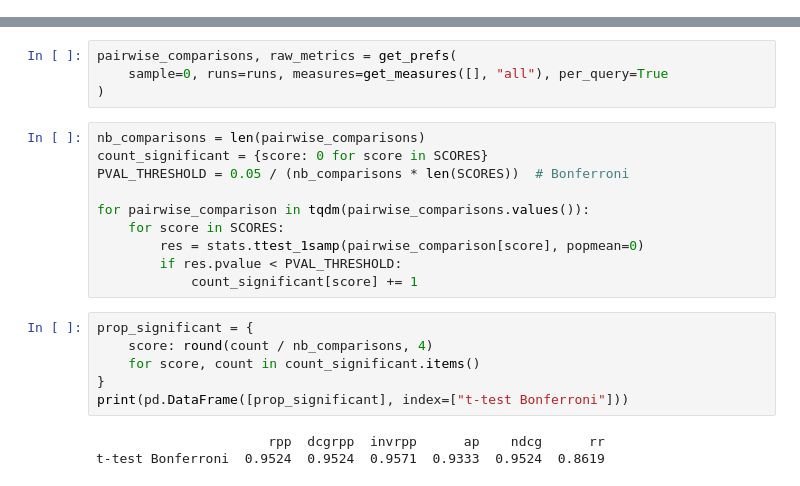
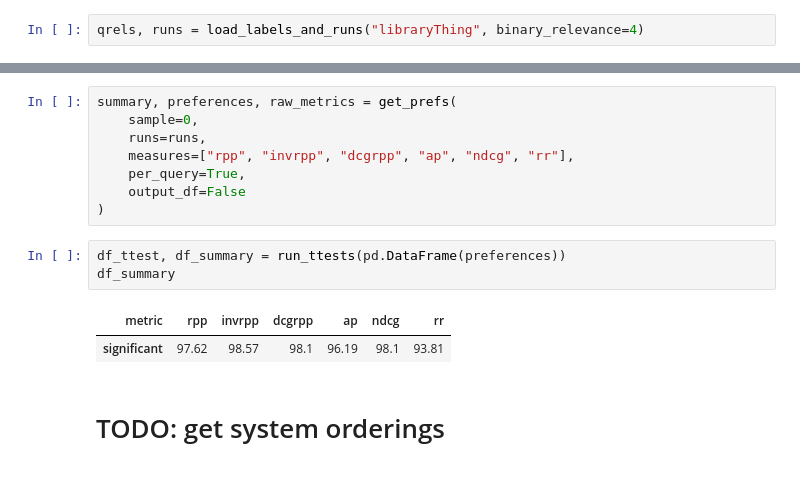
Before and after one commit to SitaraLiang/ir-rpp-project, a Jupyter notebook: experiments/vlad/sandbox.ipynb, the cells around one changed output, grey strips where cells are left out. Saved outputs shown, nothing was run; the diff lists cells and outputs as text.

Commit message:
small change to Milos code: output dicts, load data separatey

```diff
--- a/experiments/vlad/sandbox.ipynb
+++ b/experiments/vlad/sandbox.ipynb
@@ -40,3 +15,5 @@ qrels, runs = prepare_qrels_runs(
+# %%
+qrels, runs = load_labels_and_runs("libraryThing", binary_relevance=4)
 # %%
 print(f"requests {len(qrels)}")
 print(f"rel/request {sum([len(val) for val in qrels.values()]) / len(qrels):.2f}")
@@ -46,23 +23,16 @@ rel/request 18.87
 # %%
-pairwise_comparisons, raw_metrics = get_prefs(
-    sample=0, runs=runs, measures=get_measures([], "all"), per_query=True
+summary, preferences, raw_metrics = get_prefs(
+    sample=0,
+    runs=runs,
+    measures=["rpp", "invrpp", "dcgrpp", "ap", "ndcg", "rr"],
+    per_query=True,
+    output_df=False
 )
-# %%
-nb_comparisons = len(pairwise_comparisons)
-count_significant = {score: 0 for score in SCORES}
-PVAL_THRESHOLD = 0.05 / (nb_comparisons * len(SCORES))  # Bonferroni
-
-for pairwise_comparison in tqdm(pairwise_comparisons.values()):
-    for score in SCORES:
-        res = stats.ttest_1samp(pairwise_comparison[score], popmean=0)
-        if res.pvalue < PVAL_THRESHOLD:
-            count_significant[score] += 1
-# %%
-prop_significant = {
-    score: round(count / nb_comparisons, 4)
-    for score, count in count_significant.items()
-}
-print(pd.DataFrame([prop_significant], index=["t-test Bonferroni"]))
-# %% [output]
-                      rpp  dcgrpp  invrpp      ap    ndcg      rr
-t-test Bonferroni  0.9524  0.9524  0.9571  0.9333  0.9524  0.8619
+# %%
+df_ttest, df_summary = run_ttests(pd.DataFrame(preferences))
+df_summary
+# %% [output]
+| metric | rpp | invrpp | dcgrpp | ap | ndcg | rr |
+| significant | 97.62 | 98.57 | 98.1 | 96.19 | 98.1 | 93.81 |
+# %% [markdown]
+# TODO: get system orderings
```
Also changed, not shown: parts of 6 cells of this notebook, 5 other files.
